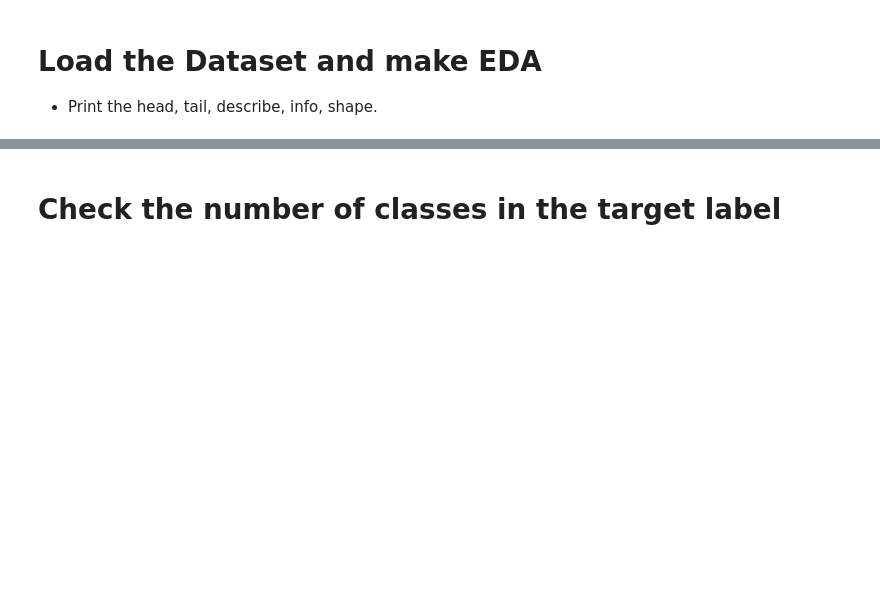
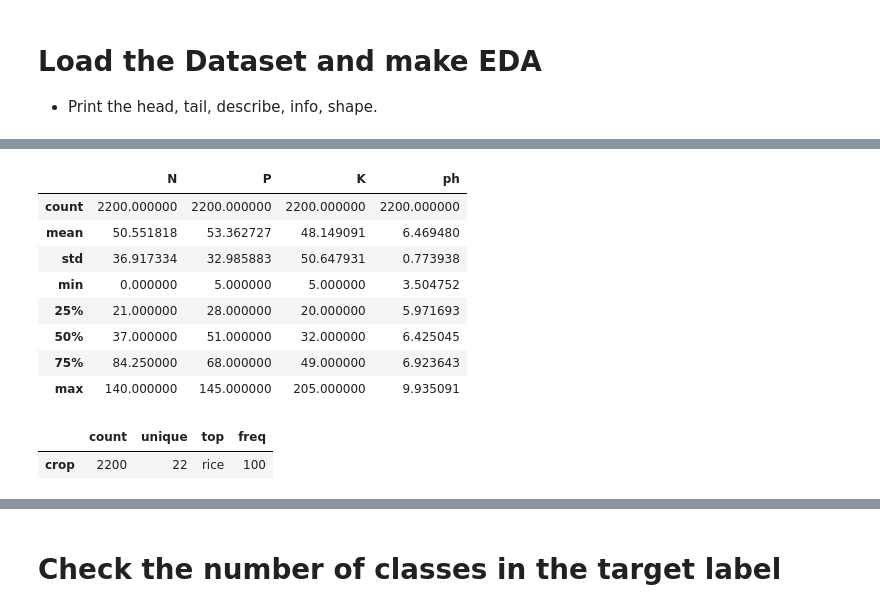
Before and after one commit to Tuwaiq-Data-Science-Bootcamp-V5/KNN-Lab1, a Jupyter notebook: Assignment.ipynb, the cells around one changed output, grey strips where cells are left out. Drawn from its saved outputs; the diff is of its cells as text; code cells hidden in the pictures; blank space fills up the shorter version.

```diff
--- a/Assignment.ipynb
+++ b/Assignment.ipynb
@@ -24,0 +50,17 @@ In this project, you will apply machine learning to build a multi-class classifi
+# %%
+df.describe()
+# %% [output]
+|  | N | P | K | ph |
+| count | 2200.000000 | 2200.000000 | 2200.000000 | 2200.000000 |
+| mean | 50.551818 | 53.362727 | 48.149091 | 6.469480 |
+| std | 36.917334 | 32.985883 | 50.647931 | 0.773938 |
+| min | 0.000000 | 5.000000 | 5.000000 | 3.504752 |
+| 25% | 21.000000 | 28.000000 | 20.000000 | 5.971693 |
+| 50% | 37.000000 | 51.000000 | 32.000000 | 6.425045 |
+| 75% | 84.250000 | 68.000000 | 49.000000 | 6.923643 |
+| max | 140.000000 | 145.000000 | 205.000000 | 9.935091 |
+# %%
+df.describe(include='object').T
+# %% [output]
+|  | count | unique | top | freq |
+| crop | 2200 | 22 | rice | 100 |
```
Also changed, not shown: parts of 30 cells of this notebook.
